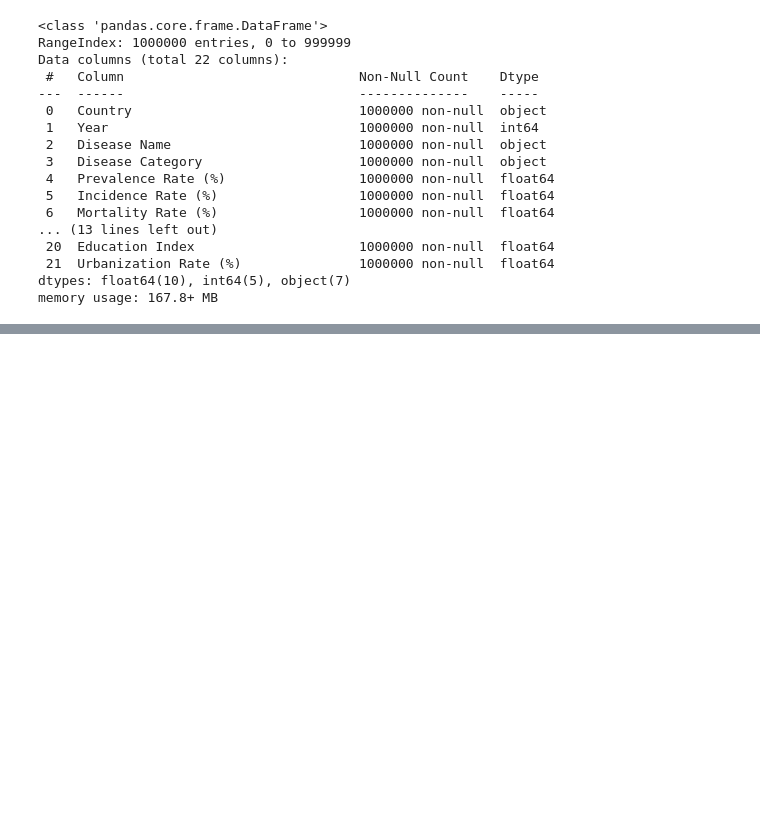
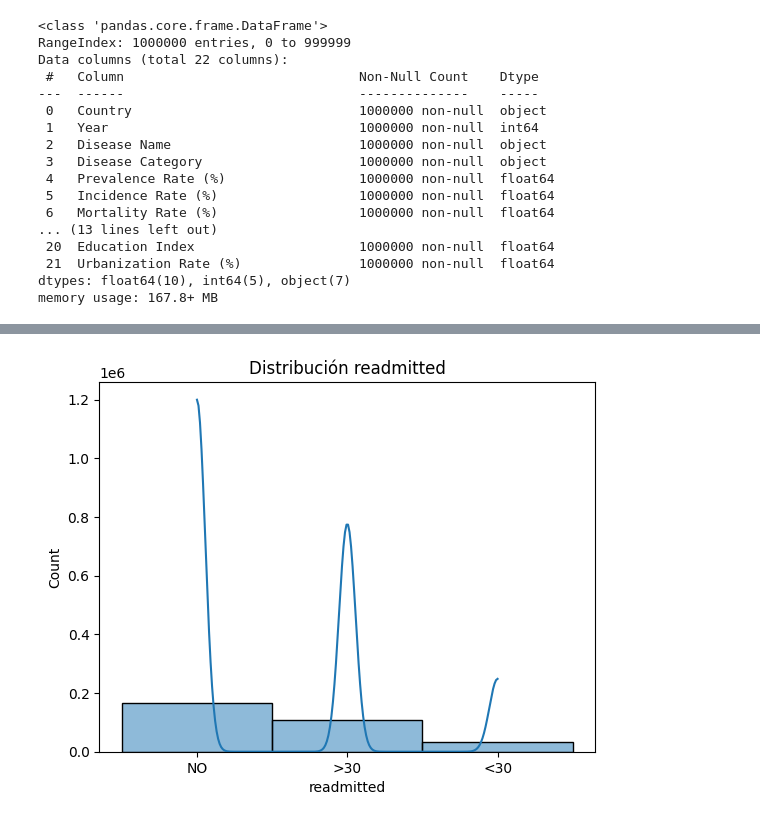
Before and after one commit to 4GeeksAcademy/correaliesel138-a11y-intro-ml, a Jupyter notebook: src/explore.ipynb, the cells around one changed output, grey strips where cells are left out. Drawn from its saved outputs; the diff is of its cells as text; code cells hidden in the pictures; blank space fills up the shorter version.

```diff
--- a/src/explore.ipynb
+++ b/src/explore.ipynb
@@ -46,0 +235,11 @@ memory usage: 2.5+ MB
+# %%
+df1 = pd.read_csv("/workspaces/correaliesel138-a11y-intro-ml/data/raw/diabetic_data.csv")
+df2 = pd.read_csv("/workspaces/correaliesel138-a11y-intro-ml/data/raw/IDS_mapping.csv")
+
+# Ver columnas de cada uno
+print("Columnas df1:", df1.columns.tolist())
+print("Columnas df2:", df2.columns.tolist())
+
+# Ver dimensiones
+print("Shape df1:", df1.shape)
+print("Shape df2:", df2.shape)
@@ -46,0 +259,10 @@ memory usage: 2.5+ MB
+# %%
+# Convertir ambos a string o ambos a int
+df1['admission_type_id'] = df1['admission_type_id'].astype(str)
+df2['admission_type_id'] = df2['admission_type_id'].astype(str)
+
+# Ahora sí hacer el merge
+df_total = pd.merge(df1, df2, on="admission_type_id", how="left")
+
+print(df_total.shape)
+print(df_total.head())
@@ -46,0 +309,6 @@ memory usage: 2.5+ MB
+# %%
+sns.histplot(df_total["readmitted"], kde=True)
+plt.title("Distribución readmitted")
+plt.show()
+# %% [output]
+[figure, added]
```
Also changed, not shown: parts of 18 cells of this notebook, 2 other files.
